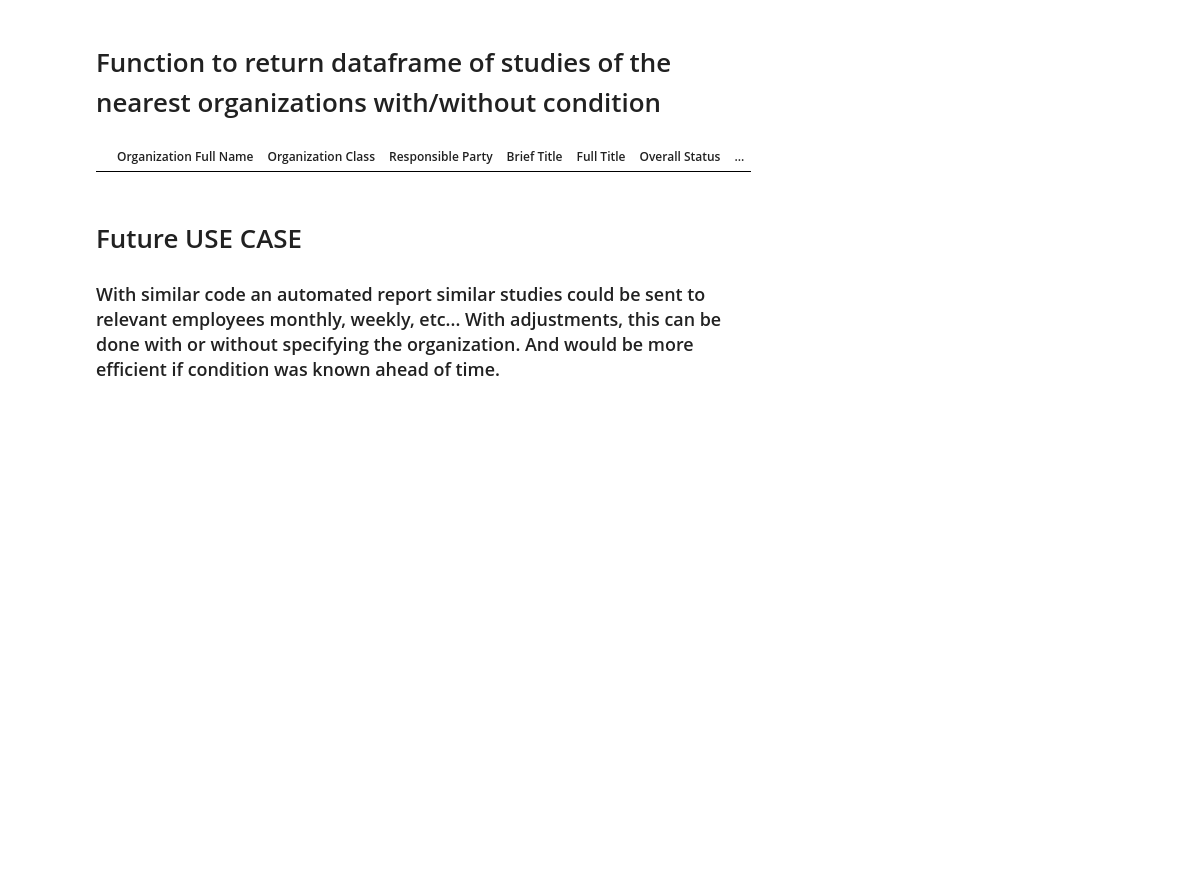
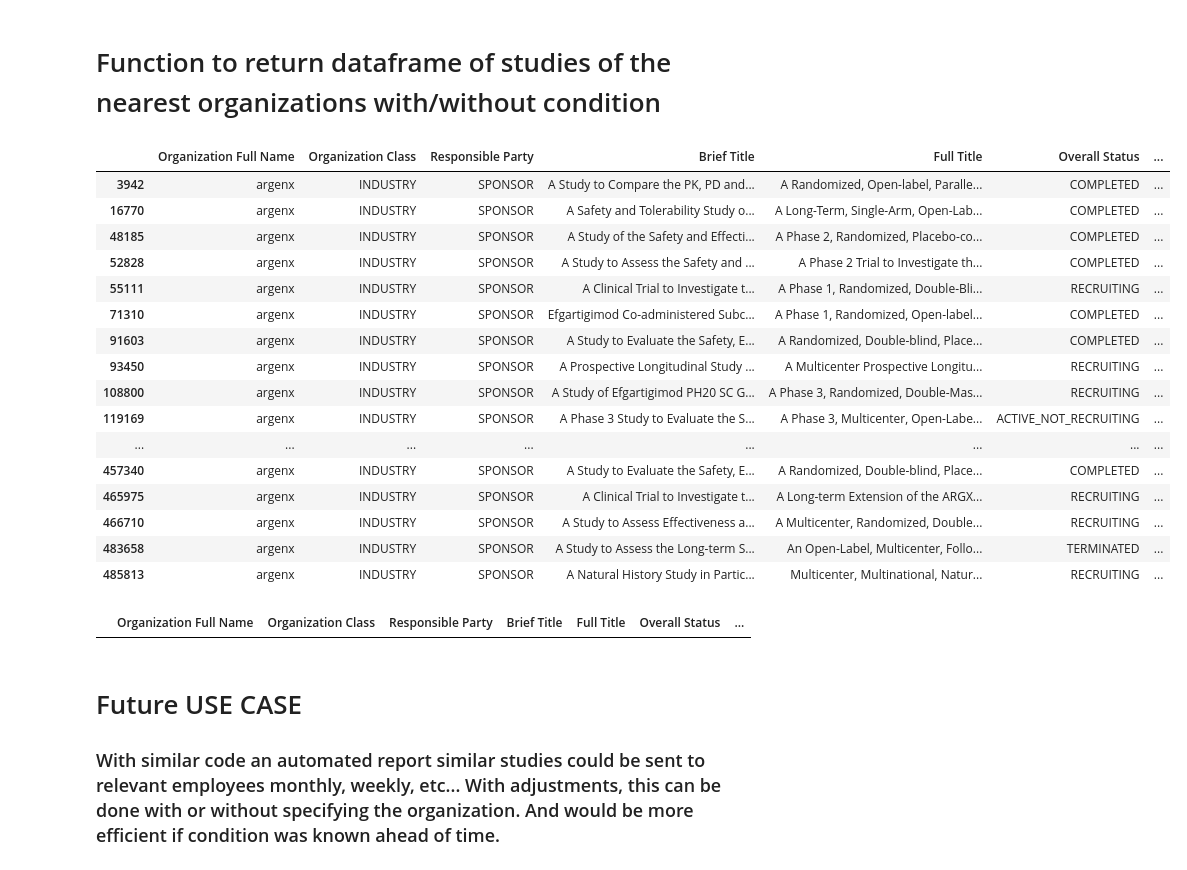
Before and after one commit to Noob1701/Clin_Trials_Clustering, a Jupyter notebook: ClinTrials_Clustering.ipynb, the cells around one changed output. Cells and saved outputs as stored; diff of their text form; code cells hidden in the pictures; blank space fills up the shorter version.

Commit message:
Kaggle Notebook | BioTech_Clustering | Version 15

```diff
--- a/ClinTrials_Clustering.ipynb
+++ b/ClinTrials_Clustering.ipynb
@@ -461,43 +461,50 @@ clin_trials_calc = pd.concat([y.reset_index(drop = True), pd.DataFrame(calc_X)],
 # %% [markdown]
 # Function to Find Companies Similar To Target
 # %%
-def find_closest_organizations(organization_name, df = clin_trials_calc, n=5, prnt = False):
+import numpy as np
+from sklearn.metrics.pairwise import cosine_distances
+
+def find_closest_organizations(organization_name, df = clin_trials_calc, n=5, prnt=False):
     """
     Find the n closest organization names to the given organization name.
 
     Parameters:
     organization_name (str): The organization name to search for, does not have to be exact, but partial string cannot be misspelled.
+    df (pd.DataFrame): DataFrame containing organization names and feature vectors.
     n (int): Number of closest organization names to return.
-    prnt: whether the function will print or return the data, default is set to return and this is used in other functions.
+    prnt (bool): Whether to print the results or return them. Default is set to return.
 
     Returns:
-    if prnt = False: list: List of the n closest organization names.
-    if prnt = True: Returns None, prints the list instead
+    If prnt is False: List of the n closest organization names.
+    If prnt is True: Returns None, prints the list instead.
     """
-    # Find the index of the organization name
-    df['Organization Full Name'] = df['Organization Full Name'].str.lower()
+    # Create a lowercase version of the organization names for comparison
+    df['Organization Full Name Lower'] = df['Organization Full Name'].str.lower()
     organization_name = organization_name.lower()
-    matches = df['Organization Full Name'].str.contains(organization_name, na=False)
+    matches = df['Organization Full Name Lower'].str.contains(organization_name, na=False)
 
     if matches.sum() == 0:
         print('ERROR: Organization Not Found in Dataset')
+        return []
     elif matches.sum() > 1:
         print('ERROR: Query Results in Multiple Organizations')
+        return []
     else:
         idx = matches.idxmax()
+
     # Retrieve the corresponding reduced feature vector
-    target_vector = df.iloc[idx, 1:].values  # Assuming feature vectors start from the second column
+    target_vector = df.iloc[idx, 1:-1].values  # Assuming feature vectors start from the second column and 'Organization Full Name Lower' is the last column
 
     # Calculate cosine distances between the target vector and all other vectors
-    distances = cosine_distances([target_vector], df.iloc[:, 1:].values)  # Exclude the organization name column
+    distances = cosine_distances([target_vector], df.iloc[:, 1:-1].values)  # Exclude the organization name columns
 
     # Get the indices of the n smallest distances
     closest_indices = np.argsort(distances[0])[:n+1]
 
     closest_indices = closest_indices[closest_indices != idx]
 
-    # Return the closest organization names
-    closest_orgs = df.iloc[closest_indices, 0].tolist()  # Assuming organization names are in the first column
+    # Return the closest organization names with original capitalization
+    closest_orgs = df.iloc[closest_indices]['Organization Full Name'].tolist()
     if prnt:
         for number, org in enumerate(closest_orgs, start=1):
             print(f"{number}: {org}")
@@ -611,2 +621,26 @@ def filter_df(target_org, condition = None):
     return df
+# %%
+closest_orgs = find_closest_organizations('sare',n= n)
+df = clin_trials_ro
+df['Organization Full Name'] = df['Organization Full Name'].str.lower()
+df.head(1)
+df[df['Organization Full Name'].isin(closest_orgs)]
+# %% [output]
+|  | Organization Full Name | Organization Class | Responsible Party | Brief Title | Full Title | Overall Status | ... |
+| 3942 | argenx | INDUSTRY | SPONSOR | A Study to Compare the PK, PD and... | A Randomized, Open-label, Paralle... | COMPLETED | ... |
+| 16770 | argenx | INDUSTRY | SPONSOR | A Safety and Tolerability Study o... | A Long-Term, Single-Arm, Open-Lab... | COMPLETED | ... |
+| 48185 | argenx | INDUSTRY | SPONSOR | A Study of the Safety and Effecti... | A Phase 2, Randomized, Placebo-co... | COMPLETED | ... |
+| 52828 | argenx | INDUSTRY | SPONSOR | A Study to Assess the Safety and ... | A Phase 2 Trial to Investigate th... | COMPLETED | ... |
+| 55111 | argenx | INDUSTRY | SPONSOR | A Clinical Trial to Investigate t... | A Phase 1, Randomized, Double-Bli... | RECRUITING | ... |
+| 71310 | argenx | INDUSTRY | SPONSOR | Efgartigimod Co-administered Subc... | A Phase 1, Randomized, Open-label... | COMPLETED | ... |
+| 91603 | argenx | INDUSTRY | SPONSOR | A Study to Evaluate the Safety, E... | A Randomized, Double-blind, Place... | COMPLETED | ... |
+| 93450 | argenx | INDUSTRY | SPONSOR | A Prospective Longitudinal Study ... | A Multicenter Prospective Longitu... | RECRUITING | ... |
+| 108800 | argenx | INDUSTRY | SPONSOR | A Study of Efgartigimod PH20 SC G... | A Phase 3, Randomized, Double-Mas... | RECRUITING | ... |
+| 119169 | argenx | INDUSTRY | SPONSOR | A Phase 3 Study to Evaluate the S... | A Phase 3, Multicenter, Open-Labe... | ACTIVE_NOT_RECRUITING | ... |
+| ... | ... | ... | ... | ... | ... | ... | ... |
+| 457340 | argenx | INDUSTRY | SPONSOR | A Study to Evaluate the Safety, E... | A Randomized, Double-blind, Place... | COMPLETED | ... |
+| 465975 | argenx | INDUSTRY | SPONSOR | A Clinical Trial to Investigate t... | A Long-term Extension of the ARGX... | RECRUITING | ... |
+| 466710 | argenx | INDUSTRY | SPONSOR | A Study to Assess Effectiveness a... | A Multicenter, Randomized, Double... | RECRUITING | ... |
+| 483658 | argenx | INDUSTRY | SPONSOR | A Study to Assess the Long-term S... | An Open-Label, Multicenter, Follo... | TERMINATED | ... |
+| 485813 | argenx | INDUSTRY | SPONSOR | A Natural History Study in Partic... | Multicenter, Multinational, Natur... | RECRUITING | ... |
 # %%
```
Also changed, not shown: parts of 4 cells of this notebook.
